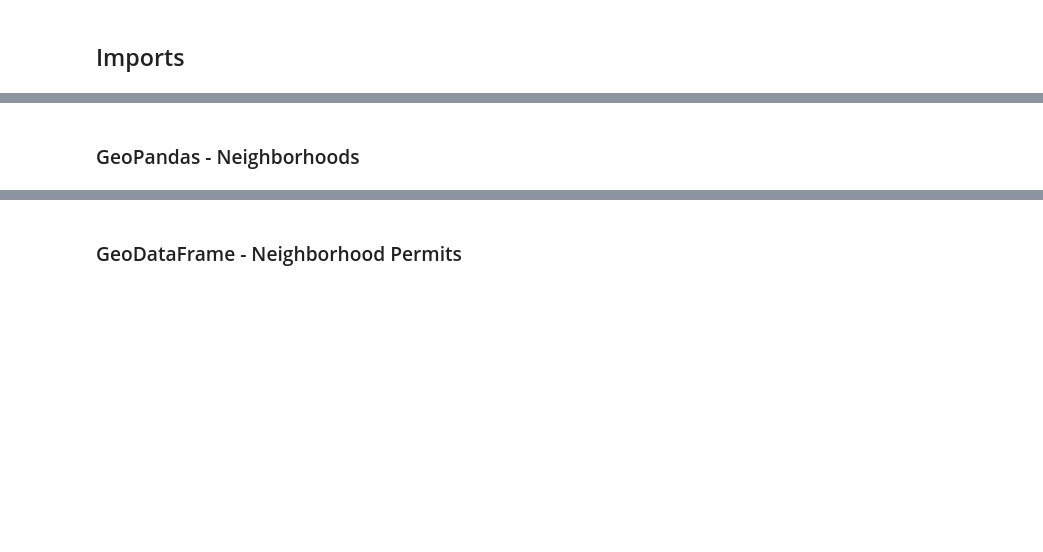
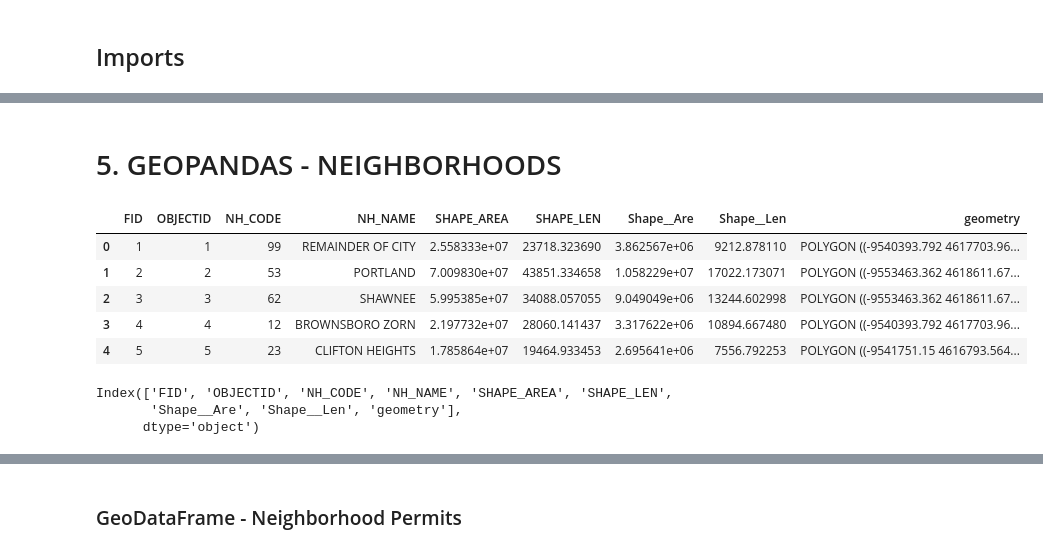
Before and after one commit to Code-You-Contributors/HUD_data_master, a Jupyter notebook: Curtis/curtis.ipynb, the cells around one changed output, grey strips where cells are left out. Cells and saved outputs as stored; diff of their text form; code cells hidden in the pictures; blank space fills up the shorter version.

```diff
--- a/Curtis/curtis.ipynb
+++ b/Curtis/curtis.ipynb
@@ -22,0 +24,7 @@ from pathlib import Path
+# %%
+BASE_DIR = Path.cwd()
+
+RAW_DIR = BASE_DIR / 'data' / 'raw'
+PROCESSED_DIR = BASE_DIR / 'data' / 'processed'
+
+PROCESSED_DIR.mkdir(parents=True, exist_ok=True)
@@ -269,12 +196,23 @@ df_permits.shape
 # %% [markdown]
-### GeoPandas - Neighborhoods
+# 5. GEOPANDAS - NEIGHBORHOODS
 # %%
 # Using geopandas to establish neighborhood boundaries
-neighborhoods = gpd.read_file("../Curtis/data/raw/louisville_neighborhoods.shp")
+neighborhoods = gpd.read_file( RAW_DIR / 'louisville_neighborhoods.shp')
 
 neighborhoods.head()
+# %% [output]
+|  | FID | OBJECTID | NH_CODE | NH_NAME | SHAPE_AREA | SHAPE_LEN | Shape__Are | Shape__Len | geometry |
+| 0 | 1 | 1 | 99 | REMAINDER OF CITY | 2.558333e+07 | 23718.323690 | 3.862567e+06 | 9212.878110 | POLYGON ((-9540393.792 4617703.96... |
+| 1 | 2 | 2 | 53 | PORTLAND | 7.009830e+07 | 43851.334658 | 1.058229e+07 | 17022.173071 | POLYGON ((-9553463.362 4618611.67... |
+| 2 | 3 | 3 | 62 | SHAWNEE | 5.995385e+07 | 34088.057055 | 9.049049e+06 | 13244.602998 | POLYGON ((-9553463.362 4618611.67... |
+| 3 | 4 | 4 | 12 | BROWNSBORO ZORN | 2.197732e+07 | 28060.141437 | 3.317622e+06 | 10894.667480 | POLYGON ((-9540393.792 4617703.96... |
+| 4 | 5 | 5 | 23 | CLIFTON HEIGHTS | 1.785864e+07 | 19464.933453 | 2.695641e+06 | 7556.792253 | POLYGON ((-9541751.15 4616793.564... |
 # %%
 neighborhoods.columns
+# %% [output]
+Index(['FID', 'OBJECTID', 'NH_CODE', 'NH_NAME', 'SHAPE_AREA', 'SHAPE_LEN',
+       'Shape__Are', 'Shape__Len', 'geometry'],
+      dtype='object')
 # %%
 # Coordinate Reference Systems (CRS) to check European Petroleum Survey Group (ESPG) identifier
 neighborhoods.crs
```
Also changed, not shown: parts of 64 cells of this notebook, 1 other file.
